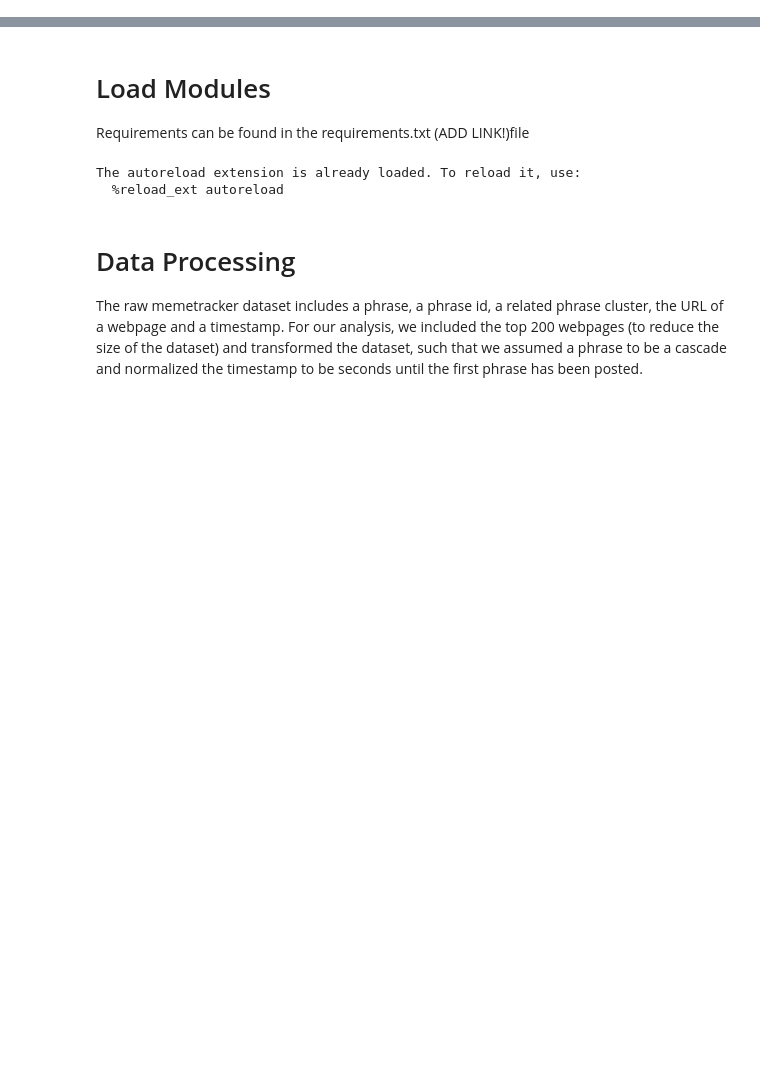
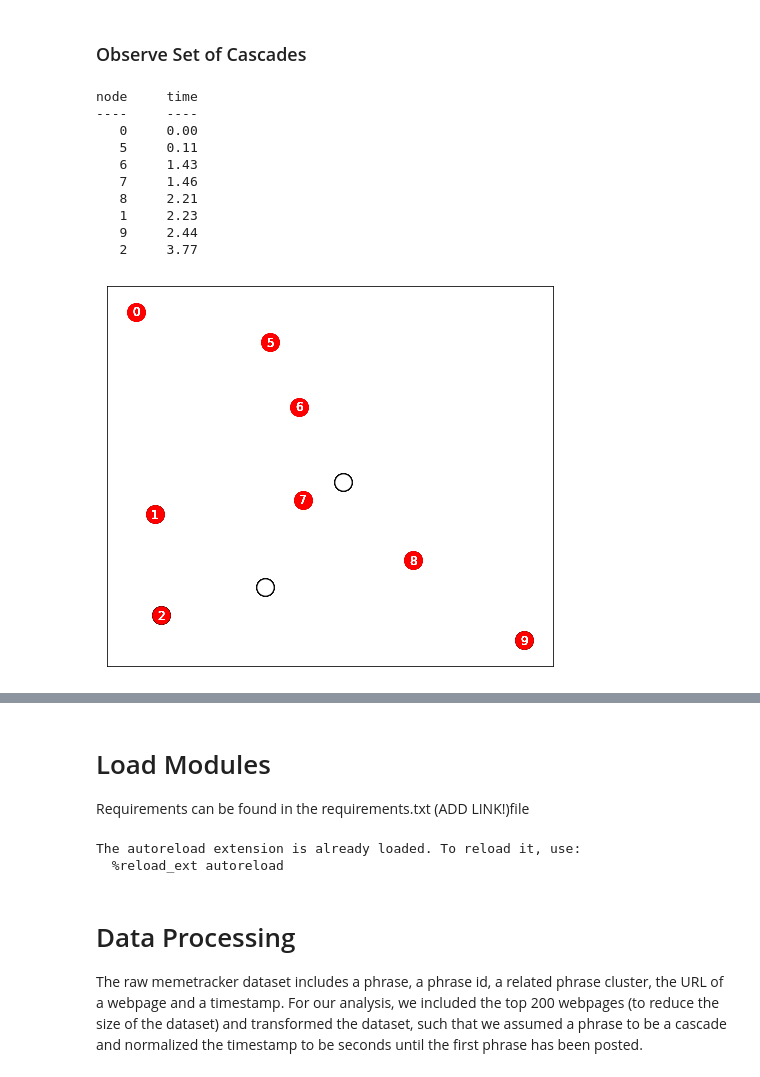
Before and after one commit to schneiderjf/hierarchical-diffnet, a Jupyter notebook: Final_Report.ipynb, the cells around one changed output, grey strips where cells are left out. Cells and saved outputs as stored; diff of their text form; code cells hidden in the pictures; blank space fills up the shorter version.

```diff
--- a/Final_Report.ipynb
+++ b/Final_Report.ipynb
@@ -76,0 +177,16 @@ To test our model adaptions we are using the memetracker [dataset](http://snap.s
+# %% [markdown]
+### Observe Set of Cascades
+# %%
+drawNetworkProp(nx_graph, nx_layout, nx_labels, sampleCascade(alpha, 10), 10)
+# %% [output]
+node     time
+----     ----
+   0     0.00
+   5     0.11
+   6     1.43
+   7     1.46
+   8     2.21
+   1     2.23
+   9     2.44
+   2     3.77
+[figure, added]
```
Also changed, not shown: parts of 25 cells of this notebook.
